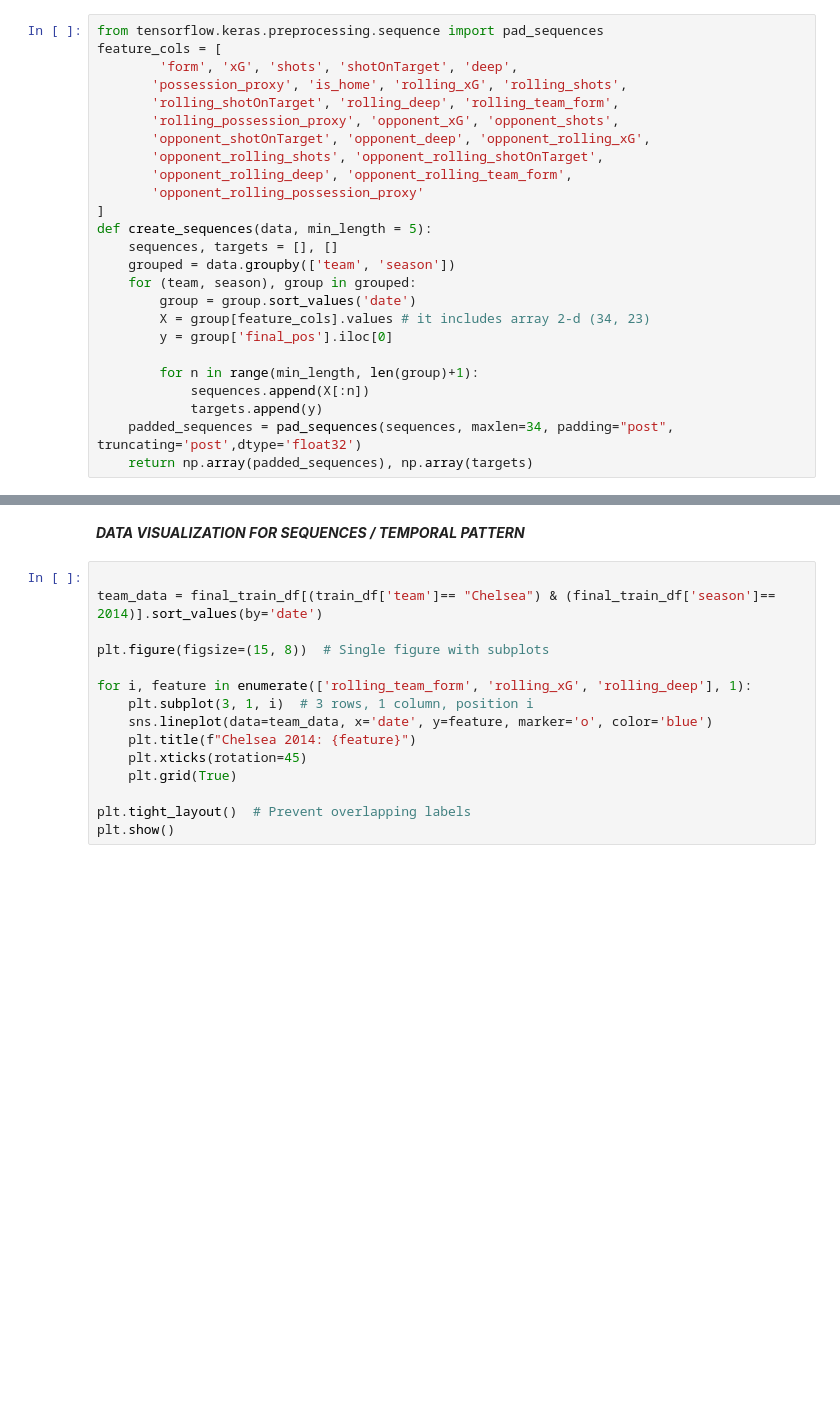
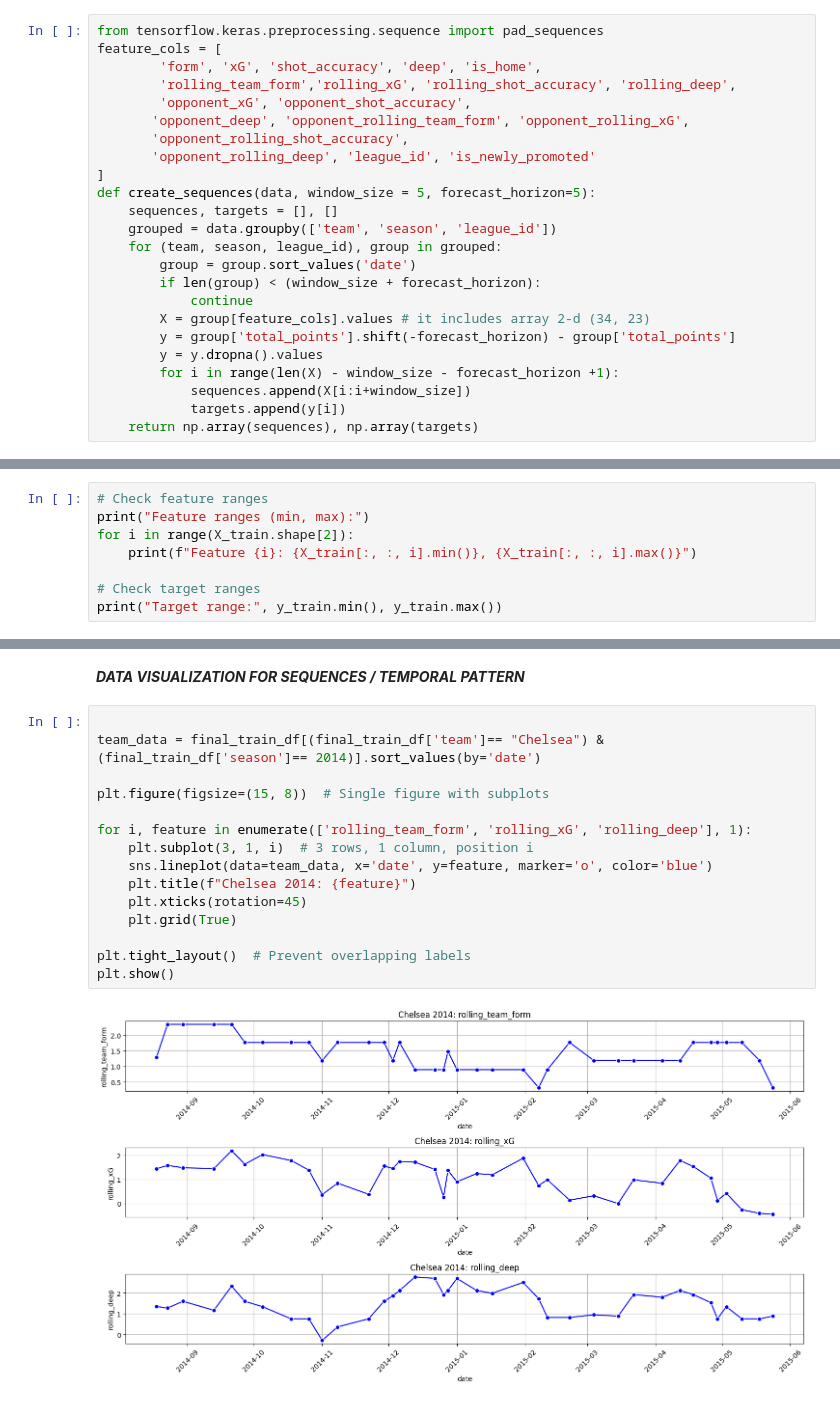
Before and after one commit to Sandeshpokhrel/footballLeaguePredictor-FLP-, a Jupyter notebook: Table_Predictor.ipynb, the cells around one changed output, grey strips where cells are left out. Saved outputs shown, nothing was run; the diff lists cells and outputs as text; blank space fills up the shorter version.

```diff
--- a/Table_Predictor.ipynb
+++ b/Table_Predictor.ipynb
@@ -301,30 +667,37 @@ final_train_df.head(5)
 # %%
 from tensorflow.keras.preprocessing.sequence import pad_sequences
 feature_cols = [
-        'form', 'xG', 'shots', 'shotOnTarget', 'deep',
-       'possession_proxy', 'is_home', 'rolling_xG', 'rolling_shots',
-       'rolling_shotOnTarget', 'rolling_deep', 'rolling_team_form',
-       'rolling_possession_proxy', 'opponent_xG', 'opponent_shots',
-       'opponent_shotOnTarget', 'opponent_deep', 'opponent_rolling_xG',
-       'opponent_rolling_shots', 'opponent_rolling_shotOnTarget',
-       'opponent_rolling_deep', 'opponent_rolling_team_form',
-       'opponent_rolling_possession_proxy'
+        'form', 'xG', 'shot_accuracy', 'deep', 'is_home',
+        'rolling_team_form','rolling_xG', 'rolling_shot_accuracy', 'rolling_deep',
+        'opponent_xG', 'opponent_shot_accuracy',
+       'opponent_deep', 'opponent_rolling_team_form', 'opponent_rolling_xG',
+       'opponent_rolling_shot_accuracy',
+       'opponent_rolling_deep', 'league_id', 'is_newly_promoted'
 ]
-def create_sequences(data, min_length = 5):
+def create_sequences(data, window_size = 5, forecast_horizon=5):
     sequences, targets = [], []
-    grouped = data.groupby(['team', 'season'])
-    for (team, season), group in grouped:
+    grouped = data.groupby(['team', 'season', 'league_id'])
+    for (team, season, league_id), group in grouped:
         group = group.sort_values('date')
+        if len(group) < (window_size + forecast_horizon):
+            continue
         X = group[feature_cols].values # it includes array 2-d (34, 23)
-        y = group['final_pos'].iloc[0]
-
-        for n in range(min_length, len(group)+1):
-            sequences.append(X[:n])
-            targets.append(y)
-    padded_sequences = pad_sequences(sequences, maxlen=34, padding="post", truncating='post',dtype='float32')
-    return np.array(padded_sequences), np.array(targets)
+        y = group['total_points'].shift(-forecast_horizon) - group['total_points']
+        y = y.dropna().values
+        for i in range(len(X) - window_size - forecast_horizon +1):
+            sequences.append(X[i:i+window_size])
+            targets.append(y[i])
+    return np.array(sequences), np.array(targets)
 # %%
 # Generate train/test sequences
 X_train, y_train = create_sequences(final_train_df)
 X_val, y_val = create_sequences(final_val_df)
 X_test, y_test = create_sequences(final_test_df)
+# %%
+# Check feature ranges
+print("Feature ranges (min, max):")
+for i in range(X_train.shape[2]):
+    print(f"Feature {i}: {X_train[:, :, i].min()}, {X_train[:, :, i].max()}")
+
+# Check target ranges
+print("Target range:", y_train.min(), y_train.max())
@@ -336,19 +748,21 @@ import seaborn as sns
 ***DATA VISUALIZATION FOR SEQUENCES / TEMPORAL PATTERN***
 # %%
 
-team_data = final_train_df[(train_df['team']== "Chelsea") & (final_train_df['season']== 2014)].sort_values(by='date')
+team_data = final_train_df[(final_train_df['team']== "Chelsea") & (final_train_df['season']== 2014)].sort_values(by='date')
 
 plt.figure(figsize=(15, 8))  # Single figure with subplots
 
 for i, feature in enumerate(['rolling_team_form', 'rolling_xG', 'rolling_deep'], 1):
     plt.subplot(3, 1, i)  # 3 rows, 1 column, position i
     sns.lineplot(data=team_data, x='date', y=feature, marker='o', color='blue')
     plt.title(f"Chelsea 2014: {feature}")
     plt.xticks(rotation=45)
     plt.grid(True)
 
 plt.tight_layout()  # Prevent overlapping labels
 plt.show()
+# %% [output]
+[figure, added]
 # %%
 
 # Define teams and features to compare
```
Also changed, not shown: parts of 43 cells of this notebook.
